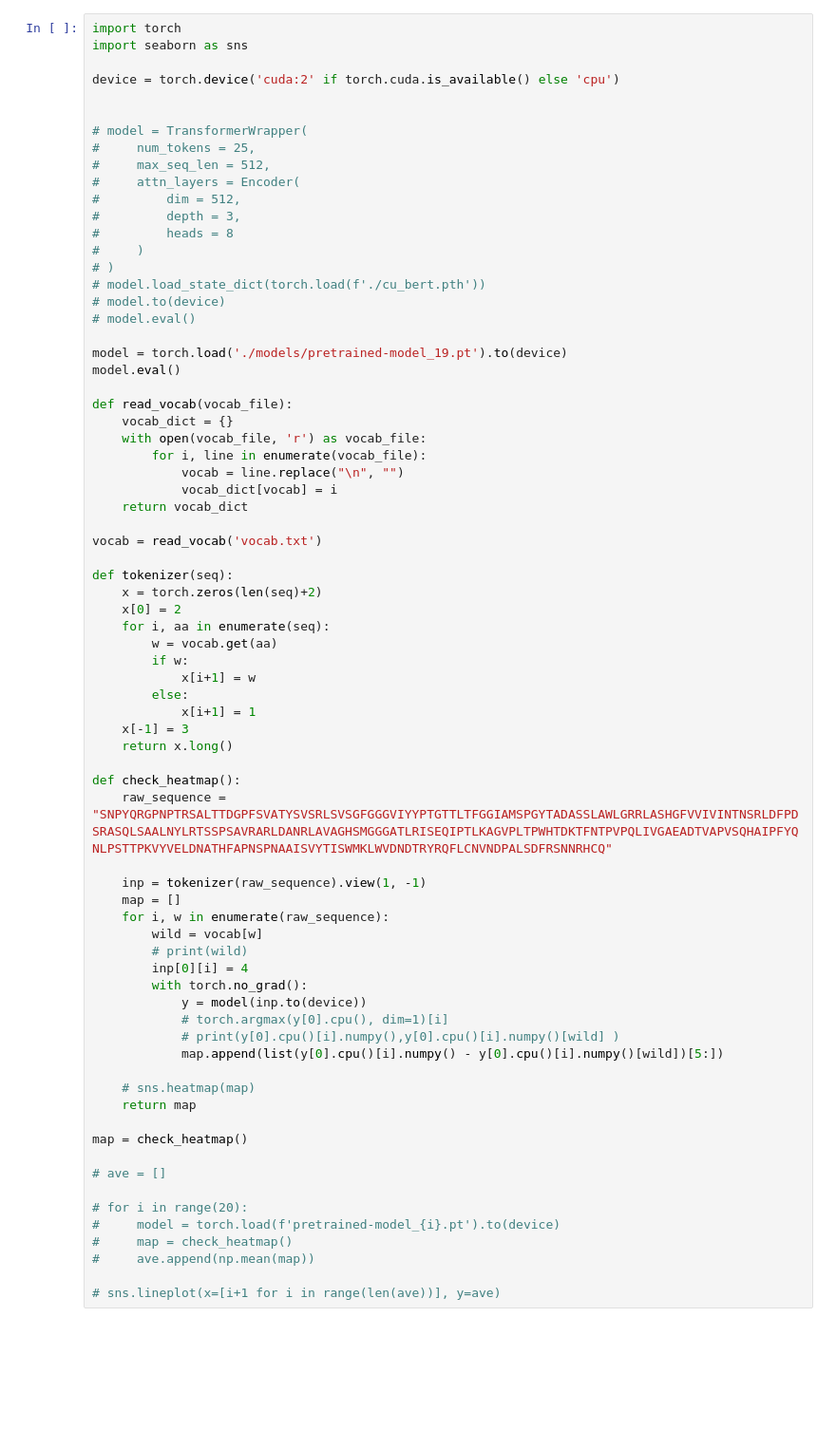
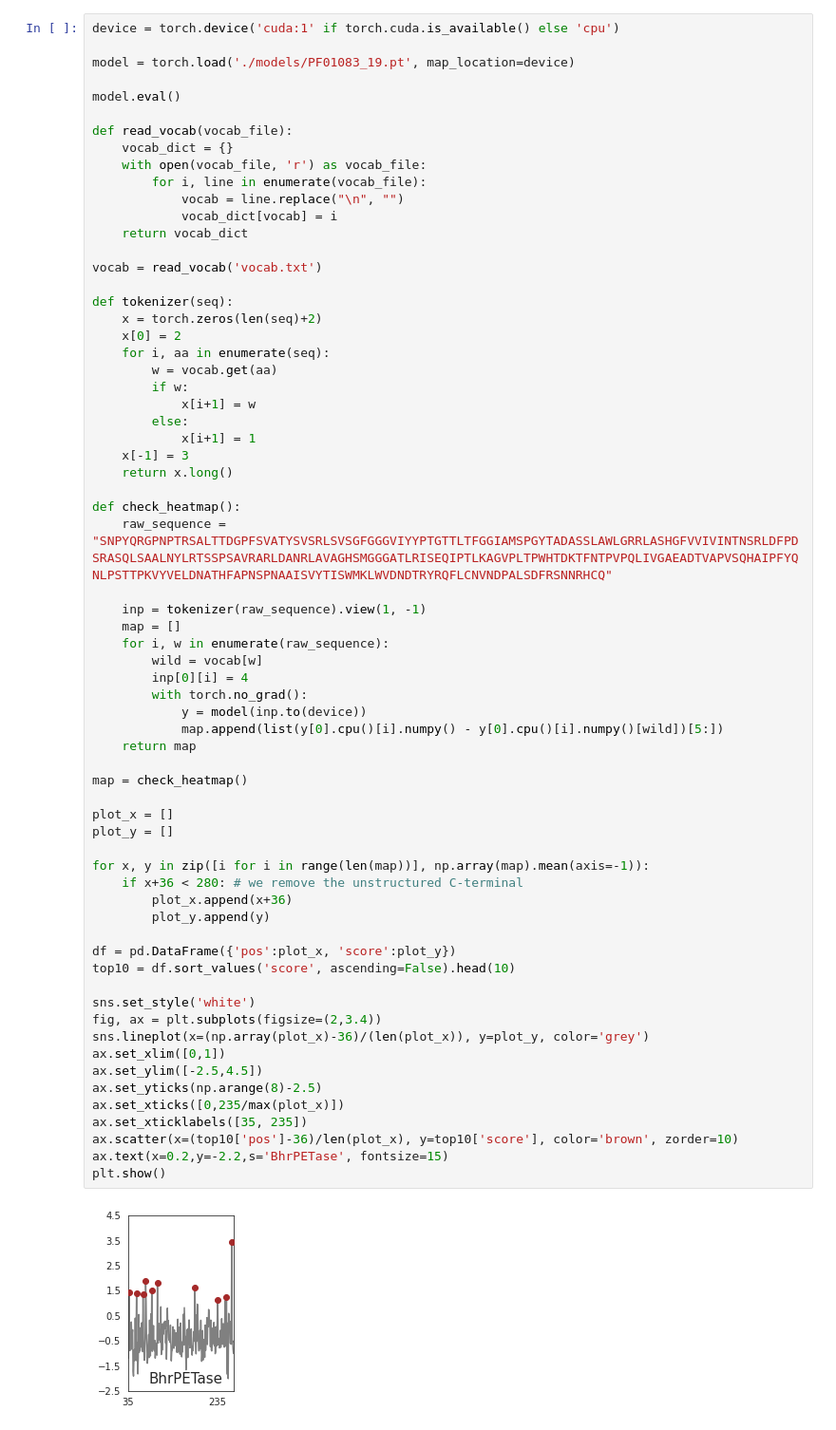
Before and after one commit to Wublab/code-for-TubroPETase, a Jupyter notebook: mlm_data_analysis.ipynb, the cells around one changed output. Shown at 95% size. Cells and saved outputs as stored; diff of their text form; blank space fills up the shorter version.

```diff
--- a/mlm_data_analysis.ipynb
+++ b/mlm_data_analysis.ipynb
@@ -25,24 +7,8 @@ def plot(key, c):
 # %%
-import torch
-import seaborn as sns
+device = torch.device('cuda:1' if torch.cuda.is_available() else 'cpu')
 
-device = torch.device('cuda:2' if torch.cuda.is_available() else 'cpu')
+model = torch.load('./models/PF01083_19.pt', map_location=device)
 
-
-# model = TransformerWrapper(
-#     num_tokens = 25,
-#     max_seq_len = 512,
-#     attn_layers = Encoder(
-#         dim = 512,
-#         depth = 3,
-#         heads = 8
-#     )
-# )
-# model.load_state_dict(torch.load(f'./cu_bert.pth'))
-# model.to(device)
-# model.eval()
-
-model = torch.load('./models/pretrained-model_19.pt').to(device)
 model.eval()
 
 def read_vocab(vocab_file):
@@ -72,27 +38,38 @@ def check_heatmap():
 
     inp = tokenizer(raw_sequence).view(1, -1)
     map = []
     for i, w in enumerate(raw_sequence):
         wild = vocab[w]
-        # print(wild)
         inp[0][i] = 4
         with torch.no_grad():
             y = model(inp.to(device))
-            # torch.argmax(y[0].cpu(), dim=1)[i]
-            # print(y[0].cpu()[i].numpy(),y[0].cpu()[i].numpy()[wild] )
             map.append(list(y[0].cpu()[i].numpy() - y[0].cpu()[i].numpy()[wild])[5:])
-
-    # sns.heatmap(map)
     return map
 
 map = check_heatmap()
 
-# ave = []
+plot_x = []
+plot_y = []
 
-# for i in range(20):
-#     model = torch.load(f'pretrained-model_{i}.pt').to(device)
-#     map = check_heatmap()
-#     ave.append(np.mean(map))
+for x, y in zip([i for i in range(len(map))], np.array(map).mean(axis=-1)):
+    if x+36 < 280: # we remove the unstructured C-terminal
+        plot_x.append(x+36)
+        plot_y.append(y)
 
-# sns.lineplot(x=[i+1 for i in range(len(ave))], y=ave)
+df = pd.DataFrame({'pos':plot_x, 'score':plot_y})
+top10 = df.sort_values('score', ascending=False).head(10)
+
+sns.set_style('white')
+fig, ax = plt.subplots(figsize=(2,3.4))
+sns.lineplot(x=(np.array(plot_x)-36)/(len(plot_x)), y=plot_y, color='grey')
+ax.set_xlim([0,1])
+ax.set_ylim([-2.5,4.5])
+ax.set_yticks(np.arange(8)-2.5)
+ax.set_xticks([0,235/max(plot_x)])
+ax.set_xticklabels([35, 235])
+ax.scatter(x=(top10['pos']-36)/len(plot_x), y=top10['score'], color='brown', zorder=10)
+ax.text(x=0.2,y=-2.2,s='BhrPETase', fontsize=15)
+plt.show()
+# %% [output]
+[figure, added]
 # %%
```
Also changed, not shown: parts of 4 cells of this notebook, 7 other files.
